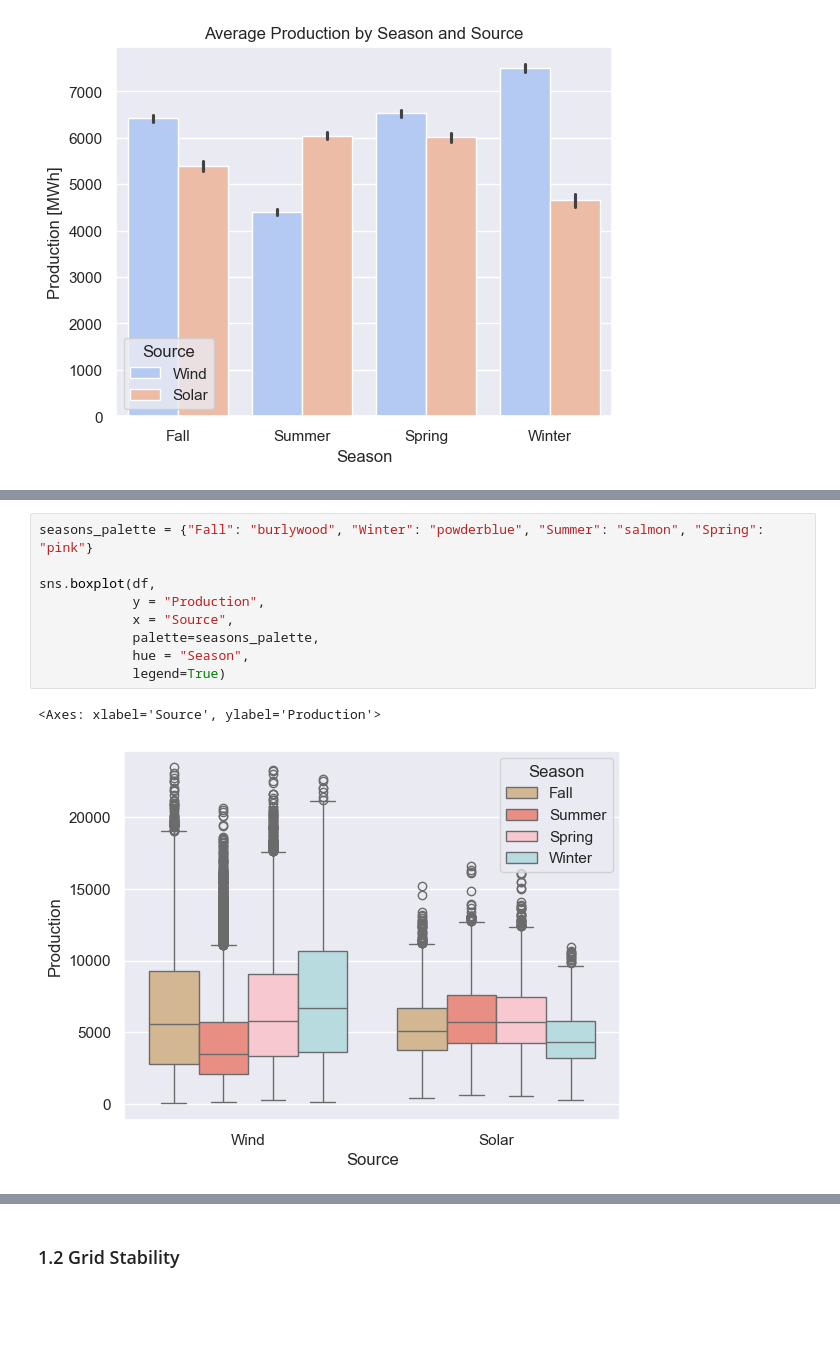
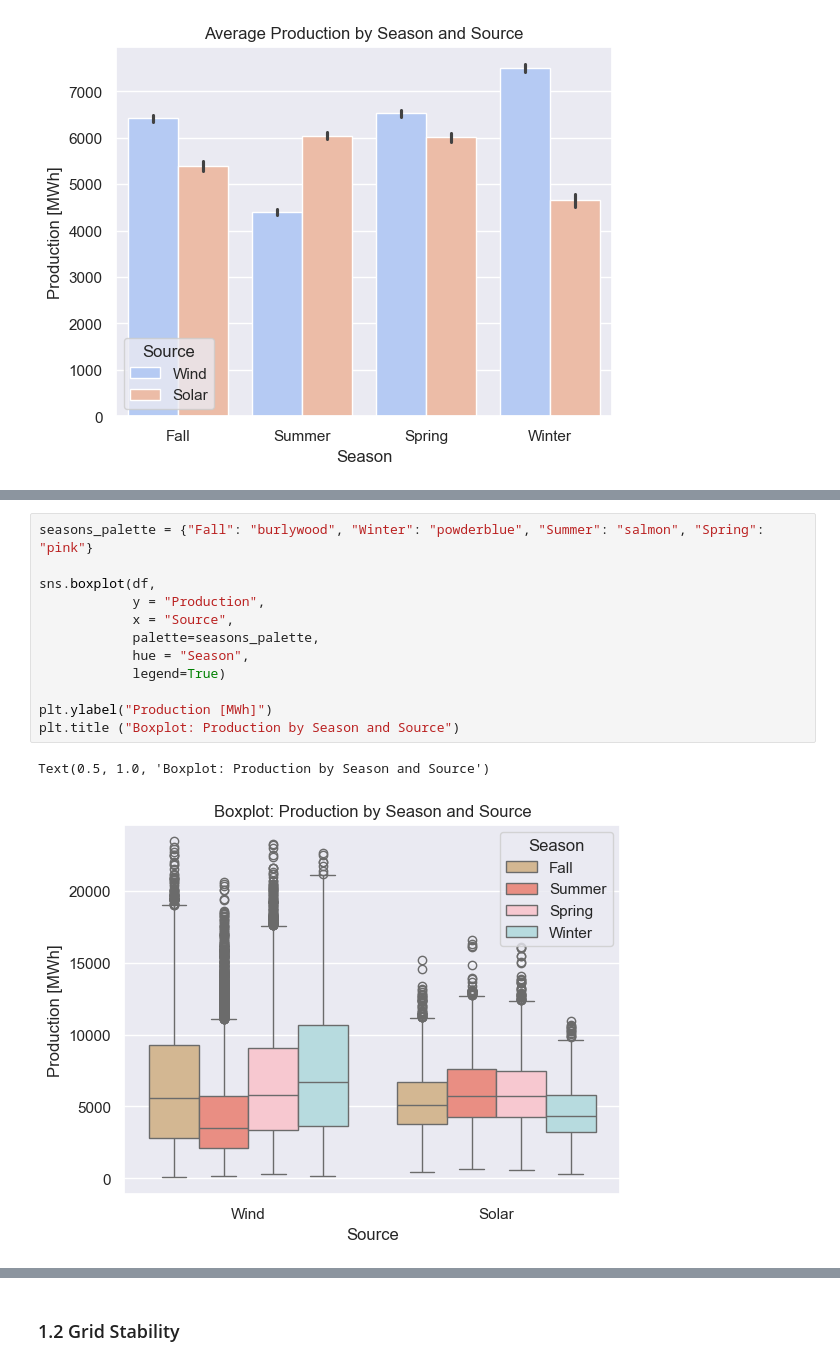
Before and after one commit to coffeedrunkpanda/project-2-eda-sql, a Jupyter notebook: eda-bivariate.ipynb, the cells around one changed output, grey strips where cells are left out. Cells and saved outputs as stored; diff of their text form; blank space fills up the shorter version.

```diff
--- a/eda-bivariate.ipynb
+++ b/eda-bivariate.ipynb
@@ -163,14 +201,17 @@ Text(0.5, 1.0, 'Average Production by Season and Source')
 # %%
 seasons_palette = {"Fall": "burlywood", "Winter": "powderblue", "Summer": "salmon", "Spring": "pink"}
 
 sns.boxplot(df,
             y = "Production",
             x = "Source",
             palette=seasons_palette,
             hue = "Season",
             legend=True)
+
+plt.ylabel("Production [MWh]")
+plt.title ("Boxplot: Production by Season and Source")
 # %% [output]
-<Axes: xlabel='Source', ylabel='Production'>
+Text(0.5, 1.0, 'Boxplot: Production by Season and Source')
-[figure, old version]
+[figure, new version]
 # %%
 # statistical data
```
Also changed, not shown: parts of 8 cells of this notebook.
